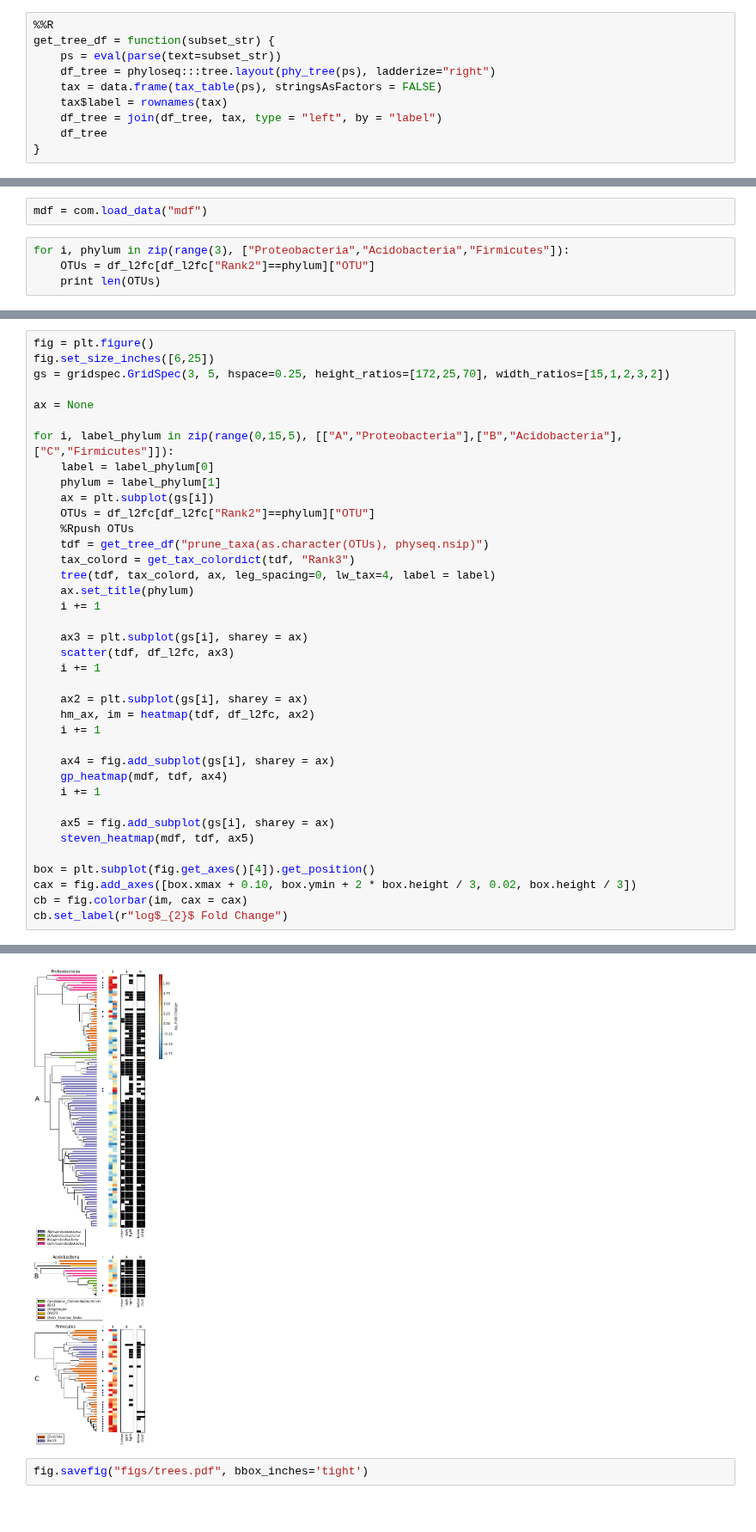
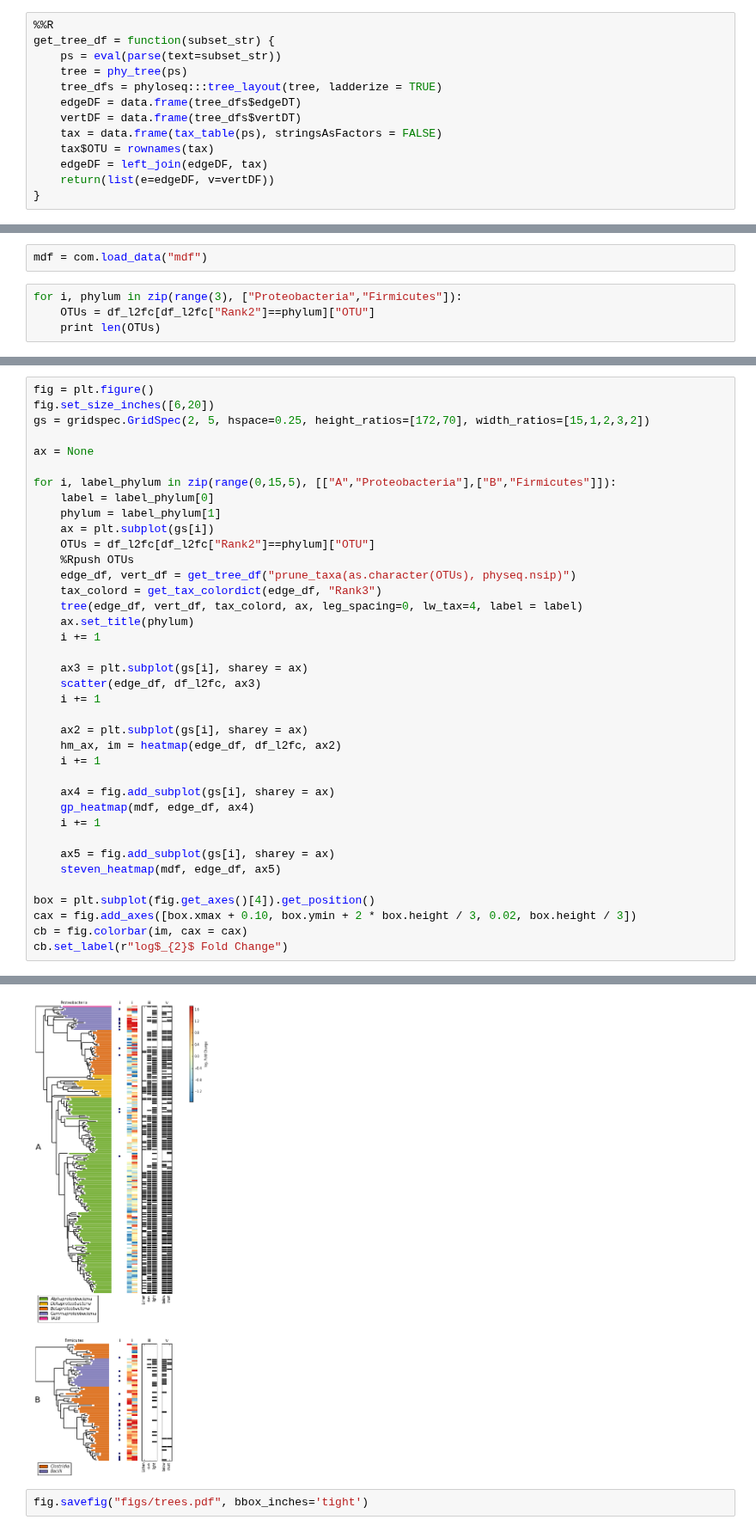
Before and after one commit to chuckpr/NSIP_data_analysis, a Jupyter notebook: figures_and_stats/trees.ipynb, the cells around one changed output, grey strips where cells are left out. Shown at 86% size. Drawn from its saved outputs; the diff is of its cells as text.

```diff
--- a/figures_and_stats/trees.ipynb
+++ b/figures_and_stats/trees.ipynb
@@ -42,10 +60,13 @@ matplotlib.rcParams["font.size"] = 7.5
 %%R
 get_tree_df = function(subset_str) {
     ps = eval(parse(text=subset_str))
-    df_tree = phyloseq:::tree.layout(phy_tree(ps), ladderize="right")
+    tree = phy_tree(ps)
+    tree_dfs = phyloseq:::tree_layout(tree, ladderize = TRUE)
+    edgeDF = data.frame(tree_dfs$edgeDT)
+    vertDF = data.frame(tree_dfs$vertDT)
     tax = data.frame(tax_table(ps), stringsAsFactors = FALSE)
-    tax$label = rownames(tax)
-    df_tree = join(df_tree, tax, type = "left", by = "label")
-    df_tree
+    tax$OTU = rownames(tax)
+    edgeDF = left_join(edgeDF, tax)
+    return(list(e=edgeDF, v=vertDF))
 }
 # %%
@@ -188,7 +227,7 @@ mdf = psmelt(physeq)
 # %%
 mdf = com.load_data("mdf")
 # %%
-for i, phylum in zip(range(3), ["Proteobacteria","Acidobacteria","Firmicutes"]):
+for i, phylum in zip(range(3), ["Proteobacteria","Firmicutes"]):
     OTUs = df_l2fc[df_l2fc["Rank2"]==phylum]["OTU"]
     print len(OTUs)
 # %% [output]
@@ -198,36 +236,36 @@ for i, phylum in zip(range(3), ["Proteobacteria","Acidobacteria","Firmicutes"]):
 # %%
 fig = plt.figure()
-fig.set_size_inches([6,25])
-gs = gridspec.GridSpec(3, 5, hspace=0.25, height_ratios=[172,25,70], width_ratios=[15,1,2,3,2])
+fig.set_size_inches([6,20])
+gs = gridspec.GridSpec(2, 5, hspace=0.25, height_ratios=[172,70], width_ratios=[15,1,2,3,2])
 
 ax = None
 
-for i, label_phylum in zip(range(0,15,5), [["A","Proteobacteria"],["B","Acidobacteria"],["C","Firmicutes"]]):
+for i, label_phylum in zip(range(0,15,5), [["A","Proteobacteria"],["B","Firmicutes"]]):
     label = label_phylum[0]
     phylum = label_phylum[1]
     ax = plt.subplot(gs[i])
     OTUs = df_l2fc[df_l2fc["Rank2"]==phylum]["OTU"]
     %Rpush OTUs
-    tdf = get_tree_df("prune_taxa(as.character(OTUs), physeq.nsip)")
-    tax_colord = get_tax_colordict(tdf, "Rank3")
-    tree(tdf, tax_colord, ax, leg_spacing=0, lw_tax=4, label = label)
+    edge_df, vert_df = get_tree_df("prune_taxa(as.character(OTUs), physeq.nsip)")
+    tax_colord = get_tax_colordict(edge_df, "Rank3")
+    tree(edge_df, vert_df, tax_colord, ax, leg_spacing=0, lw_tax=4, label = label)
     ax.set_title(phylum)
     i += 1
 
     ax3 = plt.subplot(gs[i], sharey = ax)
-    scatter(tdf, df_l2fc, ax3)
+    scatter(edge_df, df_l2fc, ax3)
     i += 1
 
     ax2 = plt.subplot(gs[i], sharey = ax)
-    hm_ax, im = heatmap(tdf, df_l2fc, ax2)
+    hm_ax, im = heatmap(edge_df, df_l2fc, ax2)
     i += 1
 
     ax4 = fig.add_subplot(gs[i], sharey = ax)
-    gp_heatmap(mdf, tdf, ax4)
+    gp_heatmap(mdf, edge_df, ax4)
     i += 1
 
     ax5 = fig.add_subplot(gs[i], sharey = ax)
-    steven_heatmap(mdf, tdf, ax5)
+    steven_heatmap(mdf, edge_df, ax5)
 
 box = plt.subplot(fig.get_axes()[4]).get_position()
 cax = fig.add_axes([box.xmax + 0.10, box.ymin + 2 * box.height / 3, 0.02, box.height / 3])
@@ -237,4 +277,4 @@ cb.set_label(r"log$_{2}$ Fold Change")
-[figure, old version]
+[figure, new version]
 # %%
 fig.savefig("figs/trees.pdf", bbox_inches='tight')
 # %%
```
Also changed, not shown: parts of 11 cells of this notebook, 1 other file.
